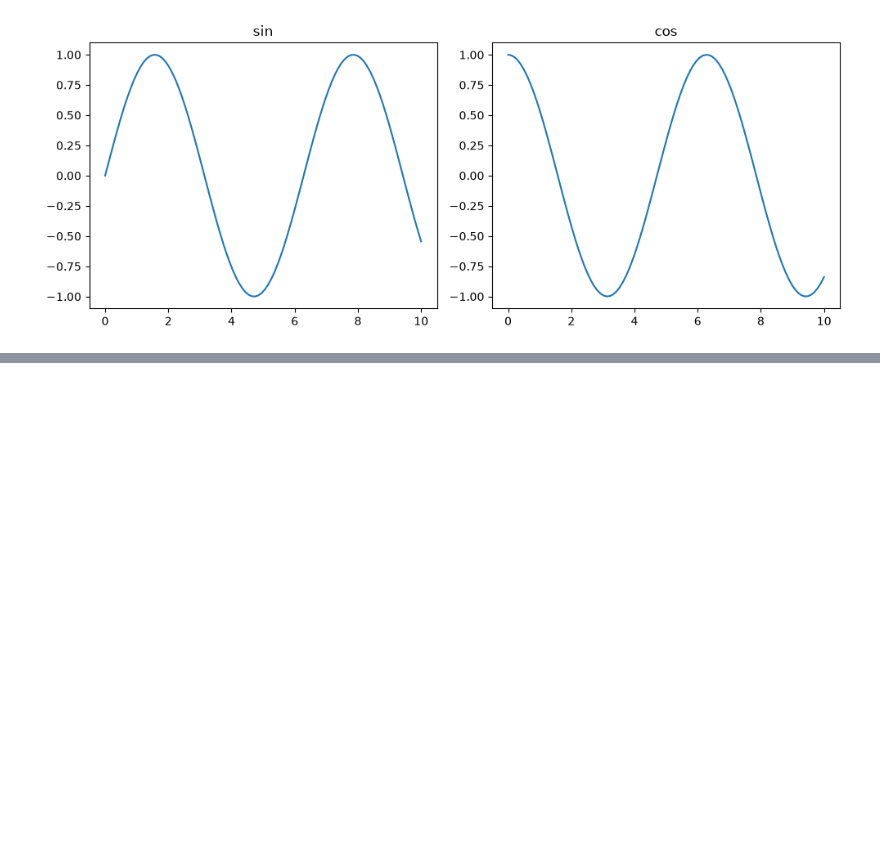
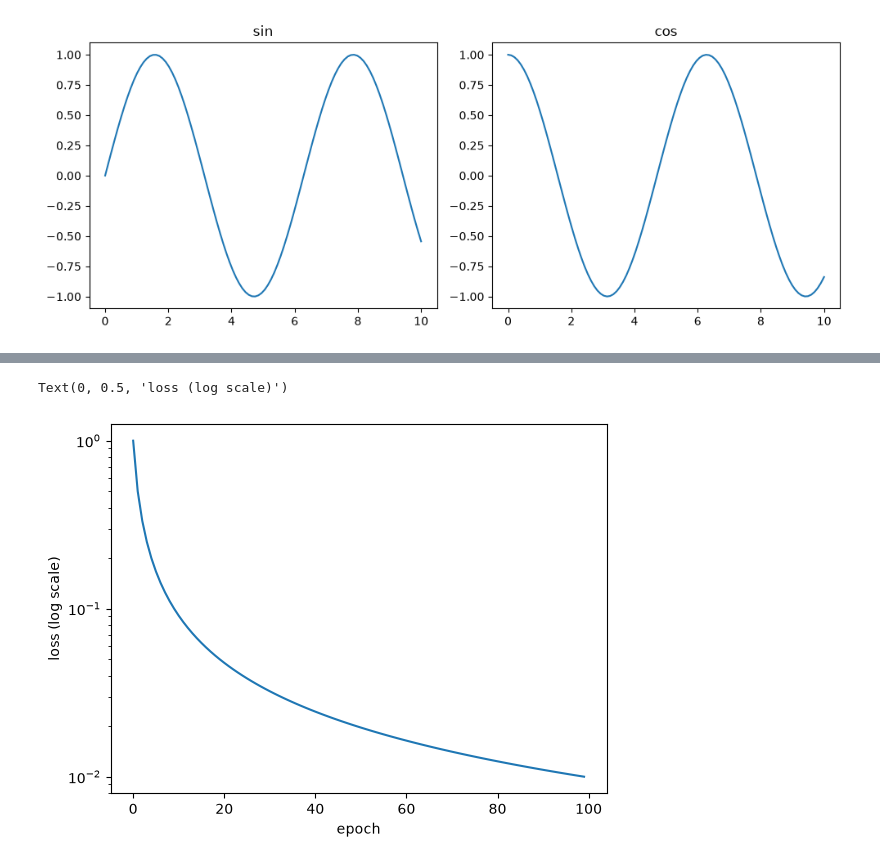
Before and after one commit to Kacperxk/kacper-ml-journey, a Jupyter notebook: notebooks/matplotlib_practice.ipynb, the cells around one changed output, grey strips where cells are left out. Drawn from its saved outputs; the diff is of its cells as text; code cells hidden in the pictures; blank space fills up the shorter version.

```diff
--- a/notebooks/matplotlib_practice.ipynb
+++ b/notebooks/matplotlib_practice.ipynb
@@ -70,0 +80,11 @@ fig.tight_layout()
+# %%
+losses = 1 / np.arange(1, 101)
+
+fig, ax = plt.subplots()
+ax.plot(losses)
+ax.set_yscale("log")
+ax.set_xlabel("epoch")
+ax.set_ylabel("loss (log scale)")
+# %% [output]
+Text(0, 0.5, 'loss (log scale)')
+[figure, added]
```
Also changed, not shown: parts of 7 cells of this notebook.
